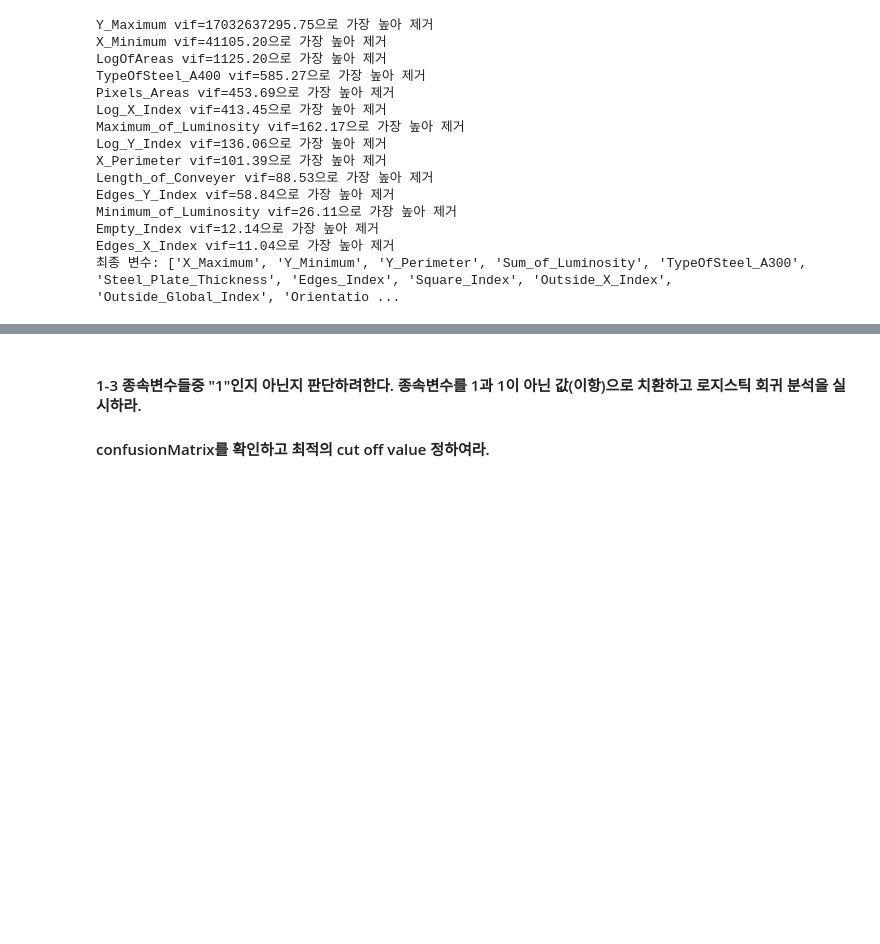
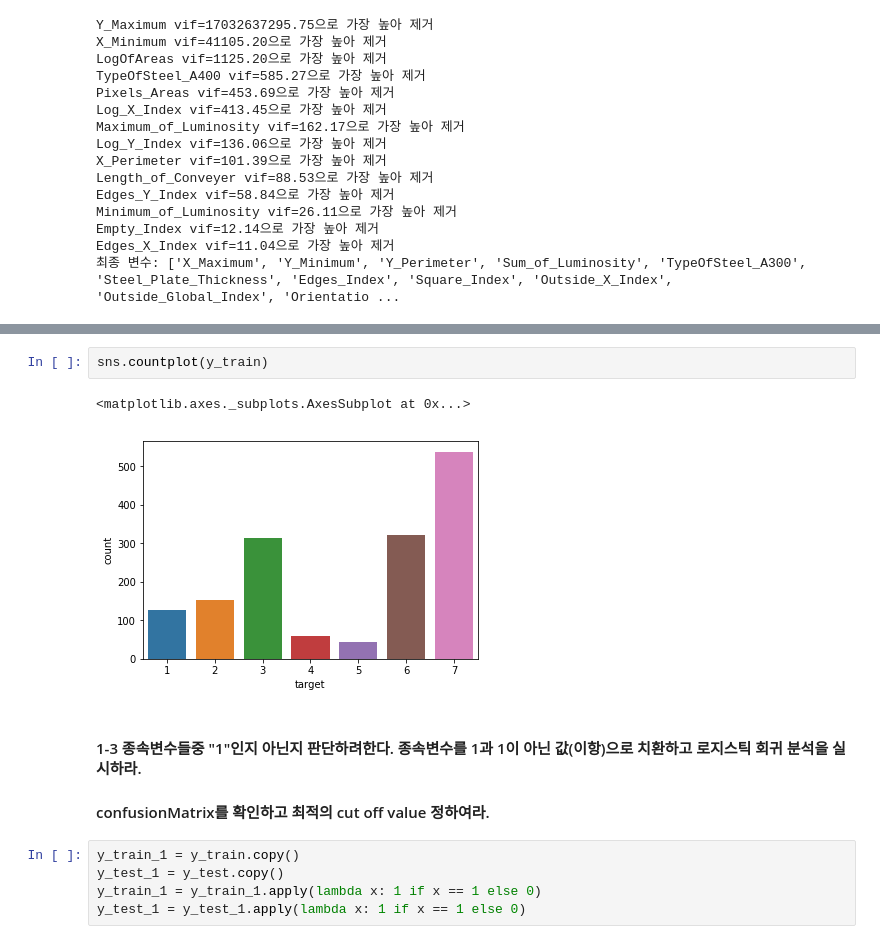
Before and after one commit to Daehee-Park/ADP, a Jupyter notebook: ADP_problem/15/15.ipynb, the cells around one changed output, grey strips where cells are left out. Drawn from its saved outputs; the diff is of its cells as text; blank space fills up the shorter version.

```diff
--- a/ADP_problem/15/15.ipynb
+++ b/ADP_problem/15/15.ipynb
@@ -141,3 +150,13 @@ X_train.describe(include='all').T
+# %%
+sns.countplot(y_train)
+# %% [output]
+<matplotlib.axes._subplots.AxesSubplot at 0x...>
+[figure, added]
 # %% [markdown]
 #### 1-3 종속변수들중 "1"인지 아닌지 판단하려한다. 종속변수를 1과 1이 아닌 값(이항)으로 치환하고 로지스틱 회귀 분석을 실시하라.
 #### confusionMatrix를 확인하고 최적의 cut off value 정하여라.
+# %%
+y_train_1 = y_train.copy()
+y_test_1 = y_test.copy()
+y_train_1 = y_train_1.apply(lambda x: 1 if x == 1 else 0)
+y_test_1 = y_test_1.apply(lambda x: 1 if x == 1 else 0)
```
Also changed, not shown: parts of 20 cells of this notebook, 1 other file.
